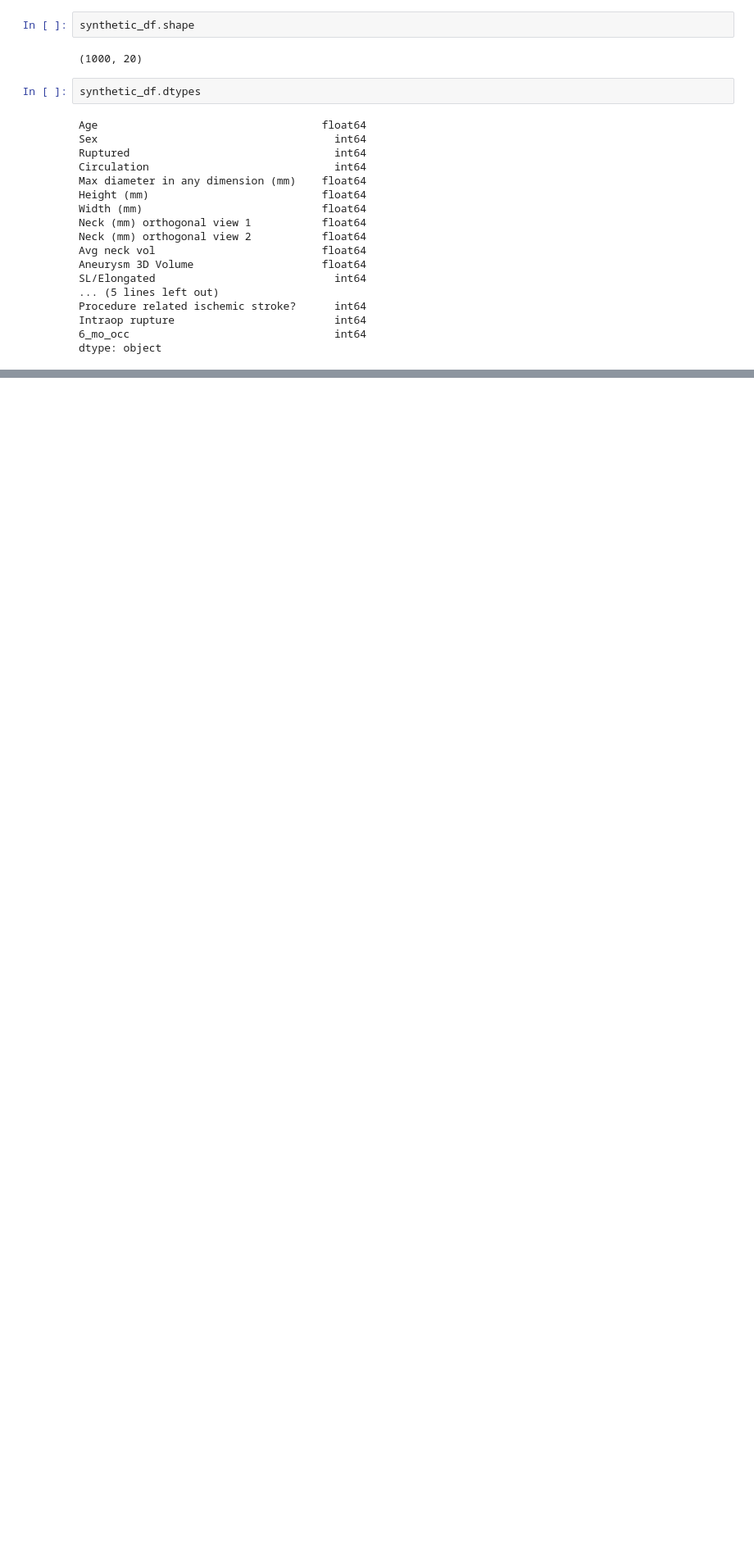
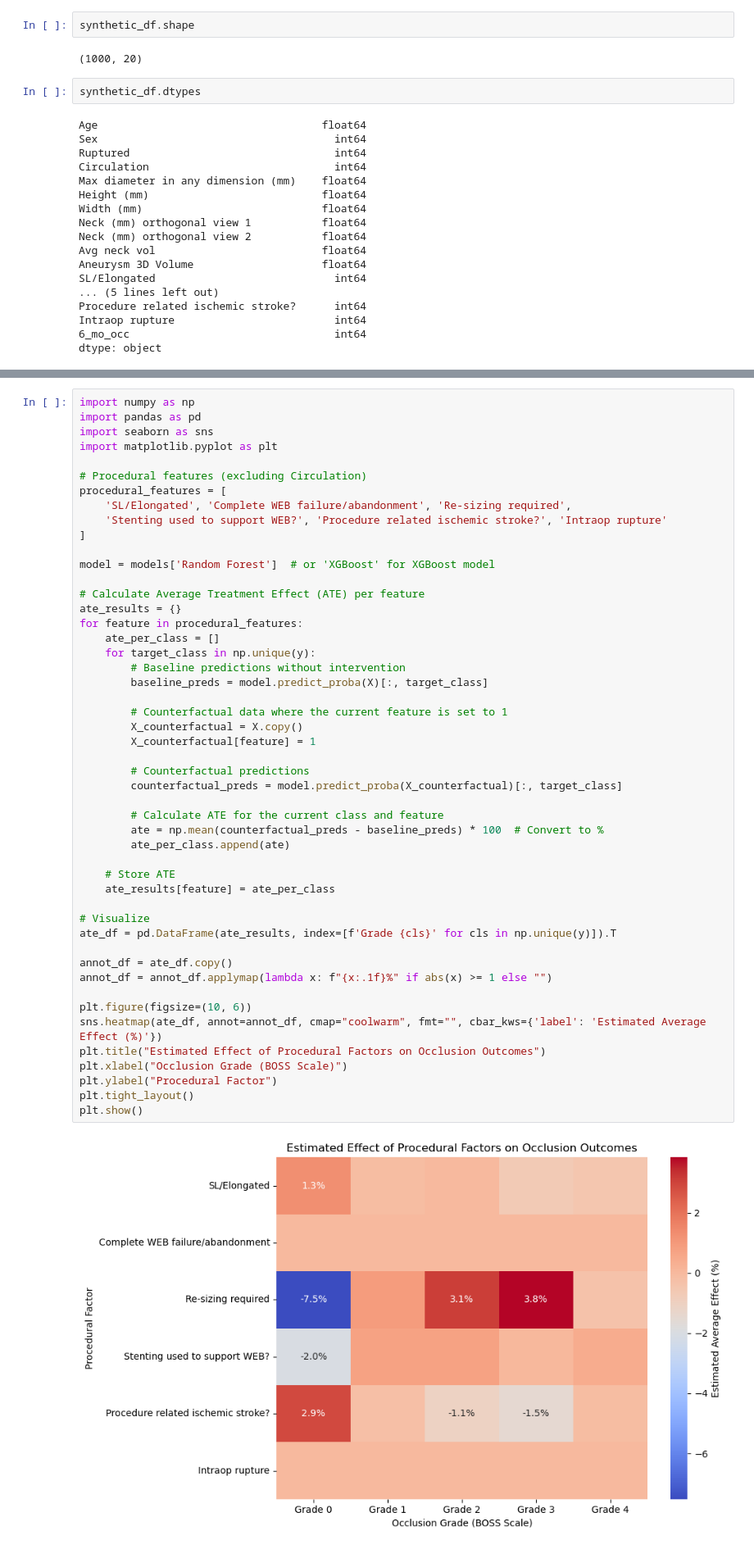
Before and after one commit to shrinitbabel/WEB-GAN-occlusion-prediction, a Jupyter notebook: model_agnostic_analysis.ipynb, the cells around one changed output, grey strips where cells are left out. Shown at 82% size. Drawn from its saved outputs; the diff is of its cells as text; blank space fills up the shorter version.

```diff
--- a/model_agnostic_analysis.ipynb
+++ b/model_agnostic_analysis.ipynb
@@ -747,0 +546,51 @@ plt.show()
+# %%
+import numpy as np
+import pandas as pd
+import seaborn as sns
+import matplotlib.pyplot as plt
+
+# Procedural features (excluding Circulation)
+procedural_features = [
+    'SL/Elongated', 'Complete WEB failure/abandonment', 'Re-sizing required',
+    'Stenting used to support WEB?', 'Procedure related ischemic stroke?', 'Intraop rupture'
+]
+
+model = models['Random Forest']  # or 'XGBoost' for XGBoost model
+
+# Calculate Average Treatment Effect (ATE) per feature
+ate_results = {}
+for feature in procedural_features:
+    ate_per_class = []
+    for target_class in np.unique(y):
+        # Baseline predictions without intervention
+        baseline_preds = model.predict_proba(X)[:, target_class]
+
+        # Counterfactual data where the current feature is set to 1
+        X_counterfactual = X.copy()
+        X_counterfactual[feature] = 1
+
+        # Counterfactual predictions
+        counterfactual_preds = model.predict_proba(X_counterfactual)[:, target_class]
+
+        # Calculate ATE for the current class and feature
+        ate = np.mean(counterfactual_preds - baseline_preds) * 100  # Convert to %
+        ate_per_class.append(ate)
+
+    # Store ATE
+    ate_results[feature] = ate_per_class
+
+# Visualize
+ate_df = pd.DataFrame(ate_results, index=[f'Grade {cls}' for cls in np.unique(y)]).T
+
+annot_df = ate_df.copy()
+annot_df = annot_df.applymap(lambda x: f"{x:.1f}%" if abs(x) >= 1 else "")
+
+plt.figure(figsize=(10, 6))
+sns.heatmap(ate_df, annot=annot_df, cmap="coolwarm", fmt="", cbar_kws={'label': 'Estimated Average Effect (%)'})
+plt.title("Estimated Effect of Procedural Factors on Occlusion Outcomes")
+plt.xlabel("Occlusion Grade (BOSS Scale)")
+plt.ylabel("Procedural Factor")
+plt.tight_layout()
+plt.show()
+# %% [output]
+[figure, added]
```
Also changed, not shown: parts of 36 cells of this notebook.
